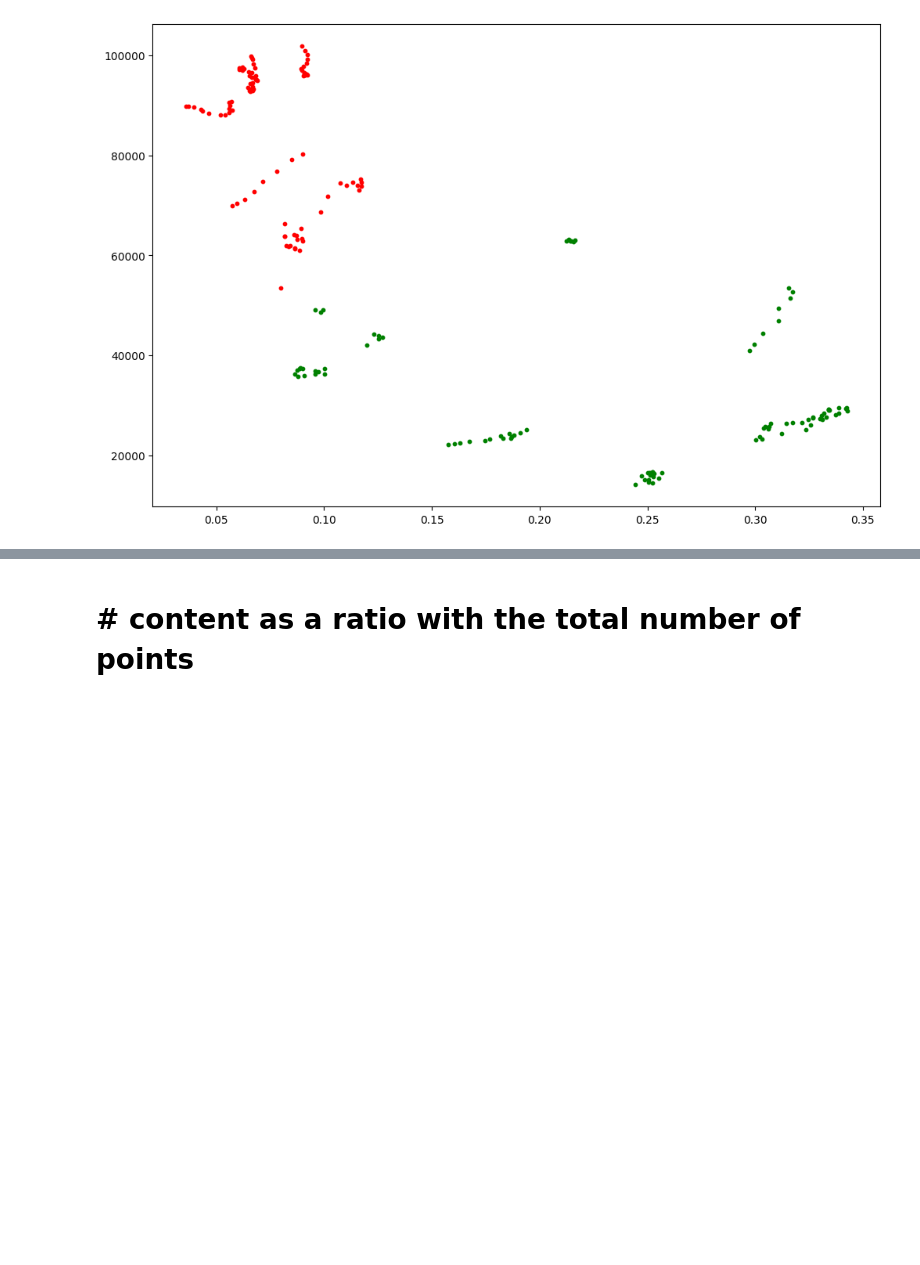
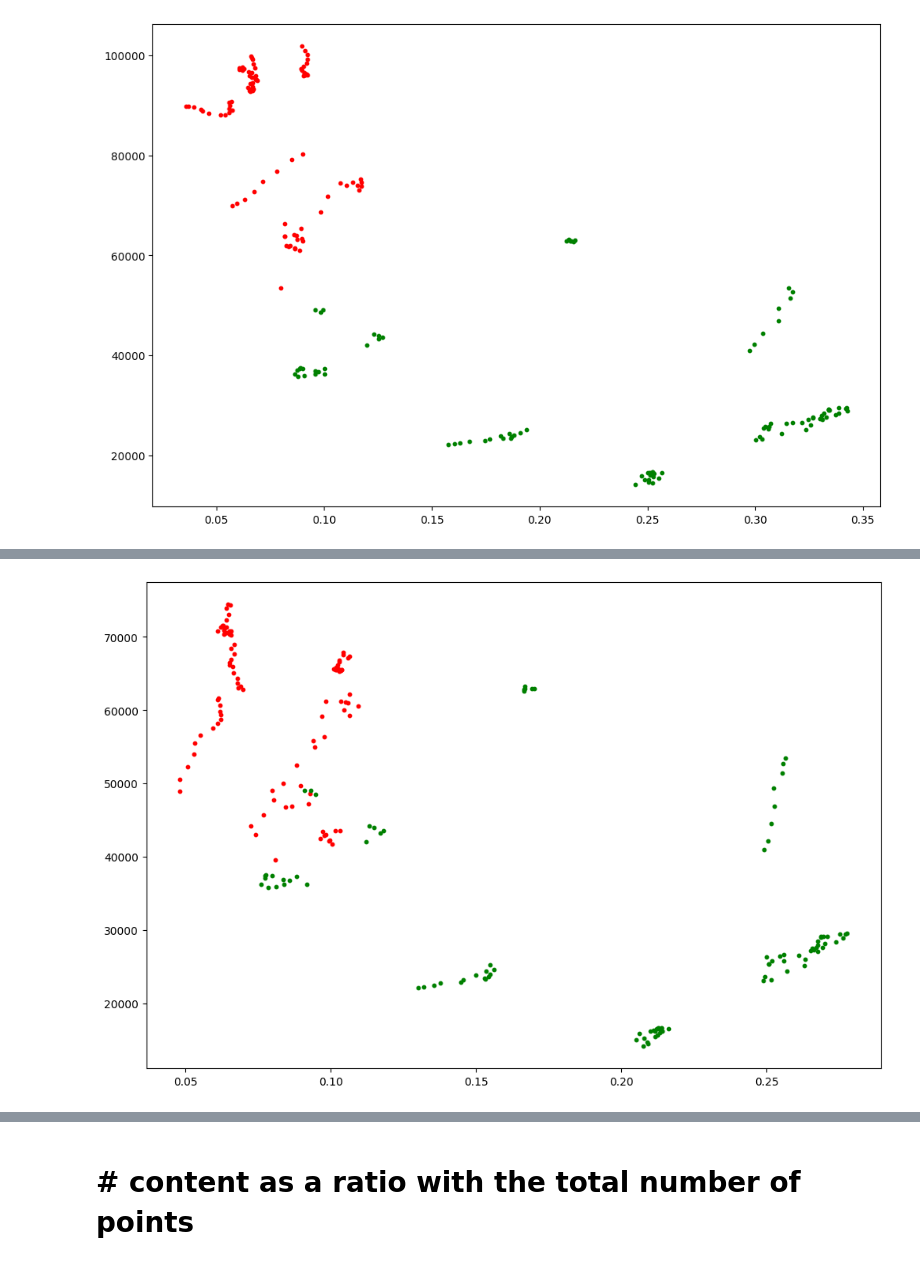
Before and after one commit to bisalgt/spawn_objects_in_carla, a Jupyter notebook: notebooks/semantick kitti dataset analyse.ipynb, the cells around one changed output, grey strips where cells are left out. Cells and saved outputs as stored; diff of their text form; code cells hidden in the pictures; blank space fills up the shorter version.

```diff
--- a/notebooks/semantick kitti dataset analyse.ipynb
+++ b/notebooks/semantick kitti dataset analyse.ipynb
@@ -624,0 +688,42 @@ plt.show()
+# %%
+search_tree = o3d.geometry.KDTreeSearchParamHybrid(radius=1, max_nn=10)
+file_wise_features = {}
+
+labels_not_in_downtown = [0, 1, 40, 70, 71, 72, 99]
+labels_in_vegetation = [70, 71, 72]
+
+for file in files_list:
+    df = pd.read_csv(folder+file)
+    pcd_obj = PointCloudAnalysis(df.iloc[:, :3].to_numpy(), search_tree=search_tree)
+    df["sv"] = pcd_obj.get_normalized_surface_variation()
+    df_downtown = df[~df["SemanticID"].isin(labels_not_in_downtown)]
+    df_vegetation = df[df["SemanticID"].isin(labels_in_vegetation)]
+
+
+    file_wise_features[file] = {"d": df_downtown["sv"].count(), "d_sv": df_downtown["sv"].sum()/ df_downtown["sv"].count(),
+                               "v": df_vegetation["sv"].count(), "v_sv": df_vegetation["sv"].sum()/df_vegetation["sv"].count()}
+
+
+
+# d refers to downtown
+# v refers to vegetation
+
+x_d = []
+y_d = []
+
+x_v = []
+y_v = []
+
+
+for key, value_dict in file_wise_features.items():
+    x_d.append(value_dict["d_sv"])
+    y_d.append(value_dict["d"])
+    x_v.append(value_dict["v_sv"])
+    y_v.append(value_dict["v"])
+plt.figure(figsize=(12, 8))
+plt.scatter(x_d, y_d, color="red", s=10)
+plt.scatter(x_v, y_v, color="green", s = 10)
+# plt.xticks(rotation=90)
+plt.show()
+# %% [output]
+[figure, added]
```
Also changed, not shown: parts of 8 cells of this notebook.
